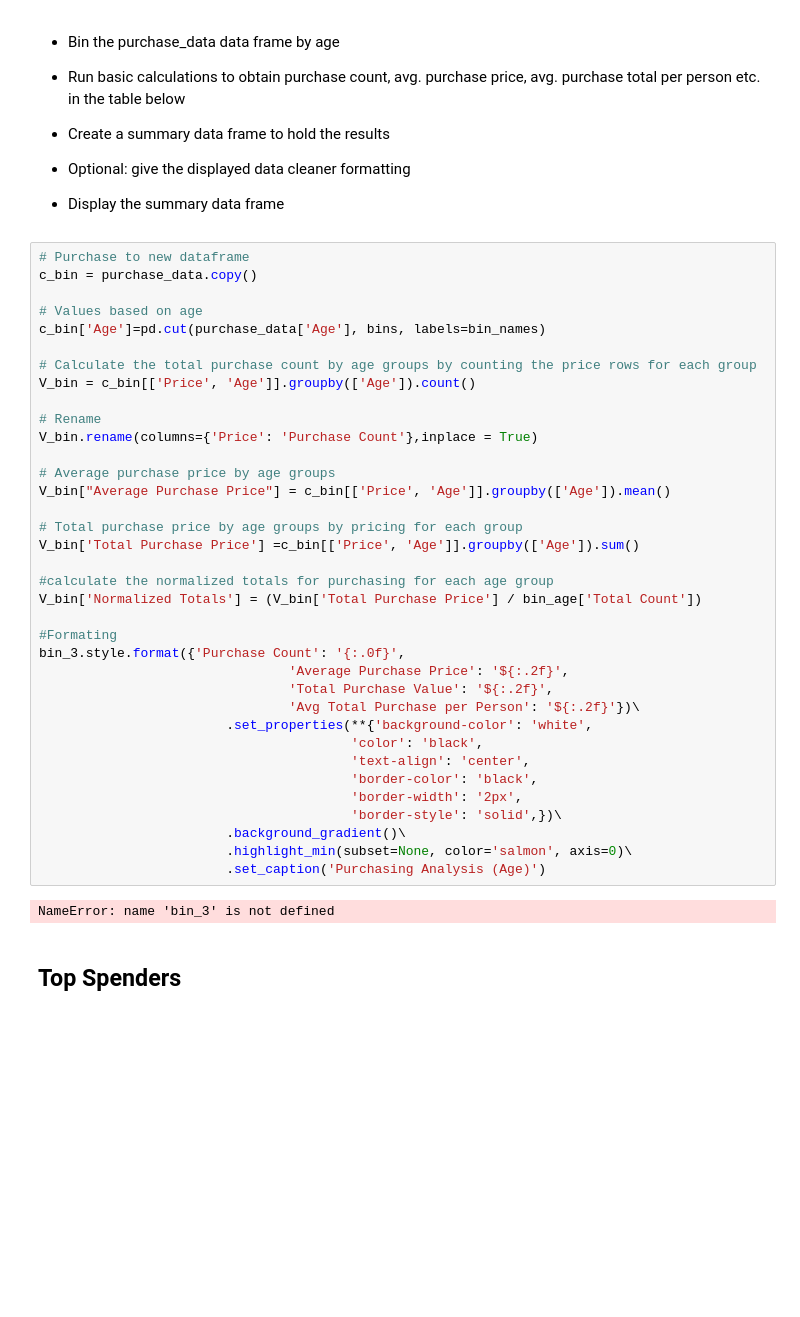
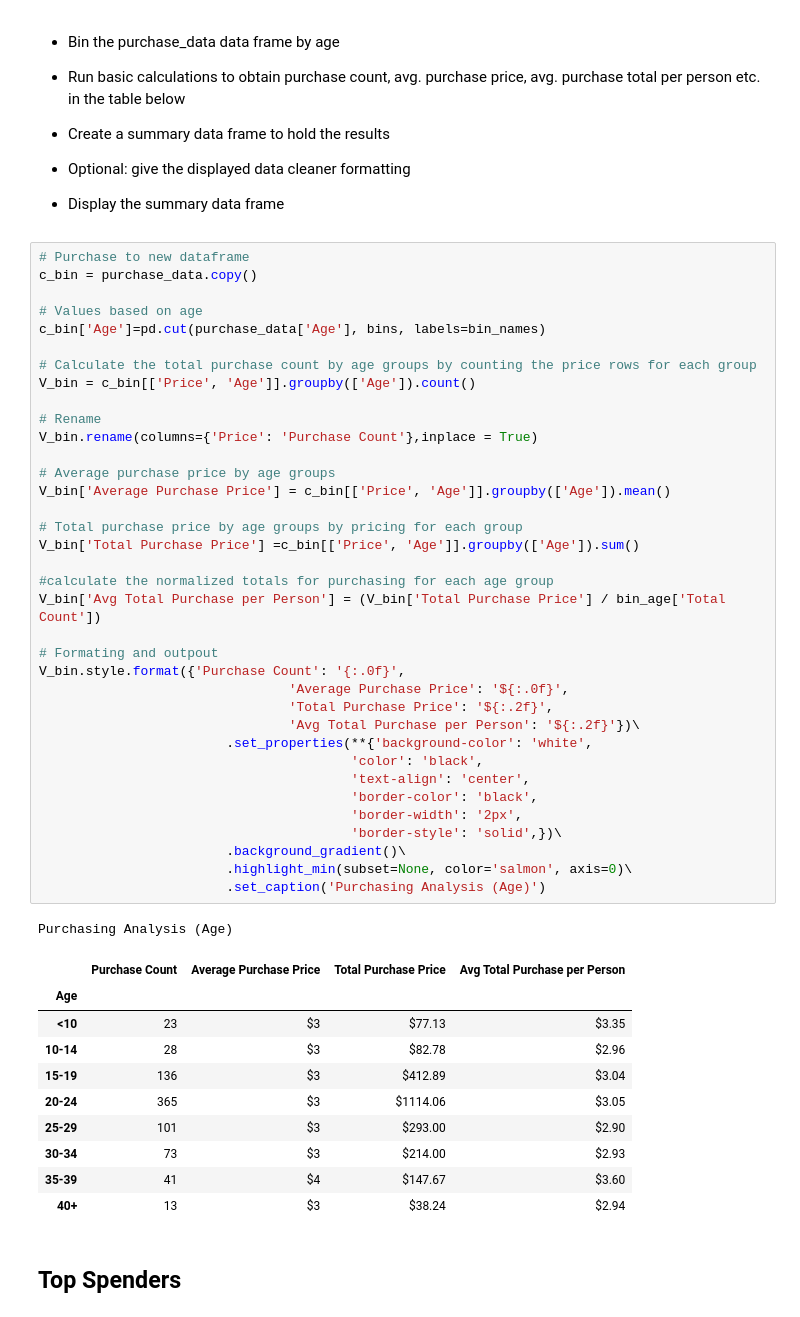
Before and after one commit to benwbarr/pandas-challenge, a Jupyter notebook: HeroesOfPymoli/HeroesOfPymoli_starter.ipynb, the cells around one changed output. Cells and saved outputs as stored; diff of their text form; blank space fills up the shorter version.

```diff
--- a/HeroesOfPymoli/HeroesOfPymoli_starter.ipynb
+++ b/HeroesOfPymoli/HeroesOfPymoli_starter.ipynb
@@ -295,40 +297,50 @@ Age Demographics
 # Purchase to new dataframe
 c_bin = purchase_data.copy()
 
 # Values based on age
 c_bin['Age']=pd.cut(purchase_data['Age'], bins, labels=bin_names)
 
 # Calculate the total purchase count by age groups by counting the price rows for each group
 V_bin = c_bin[['Price', 'Age']].groupby(['Age']).count()
 
 # Rename
 V_bin.rename(columns={'Price': 'Purchase Count'},inplace = True)
 
 # Average purchase price by age groups
-V_bin["Average Purchase Price"] = c_bin[['Price', 'Age']].groupby(['Age']).mean()
+V_bin['Average Purchase Price'] = c_bin[['Price', 'Age']].groupby(['Age']).mean()
 
 # Total purchase price by age groups by pricing for each group
 V_bin['Total Purchase Price'] =c_bin[['Price', 'Age']].groupby(['Age']).sum()
 
 #calculate the normalized totals for purchasing for each age group
-V_bin['Normalized Totals'] = (V_bin['Total Purchase Price'] / bin_age['Total Count'])
+V_bin['Avg Total Purchase per Person'] = (V_bin['Total Purchase Price'] / bin_age['Total Count'])
 
-#Formating
-bin_3.style.format({'Purchase Count': '{:.0f}',
-                                'Average Purchase Price': '${:.2f}',
-                                'Total Purchase Value': '${:.2f}',
+# Formating and outpout
+V_bin.style.format({'Purchase Count': '{:.0f}',
+                                'Average Purchase Price': '${:.0f}',
+                                'Total Purchase Price': '${:.2f}',
                                 'Avg Total Purchase per Person': '${:.2f}'})\
                         .set_properties(**{'background-color': 'white',
                                         'color': 'black',
                                         'text-align': 'center',
                                         'border-color': 'black',
                                         'border-width': '2px',
                                         'border-style': 'solid',})\
                         .background_gradient()\
                         .highlight_min(subset=None, color='salmon', axis=0)\
                         .set_caption('Purchasing Analysis (Age)')
 # %% [output]
-NameError: name 'bin_3' is not defined
+Purchasing Analysis (Age)
+|  | Purchase Count | Average Purchase Price | Total Purchase Price | Avg Total Purchase per Person |
+| Age |  |  |  |  |
+| <10 | 23 | $3 | $77.13 | $3.35 |
+| 10-14 | 28 | $3 | $82.78 | $2.96 |
+| 15-19 | 136 | $3 | $412.89 | $3.04 |
+| 20-24 | 365 | $3 | $1114.06 | $3.05 |
+| 25-29 | 101 | $3 | $293.00 | $2.90 |
+| 30-34 | 73 | $3 | $214.00 | $2.93 |
+| 35-39 | 41 | $4 | $147.67 | $3.60 |
+| 40+ | 13 | $3 | $38.24 | $2.94 |
 # %% [markdown]
 ## Top Spenders
 # %% [markdown]
```
Also changed, not shown: parts of 7 cells of this notebook.
